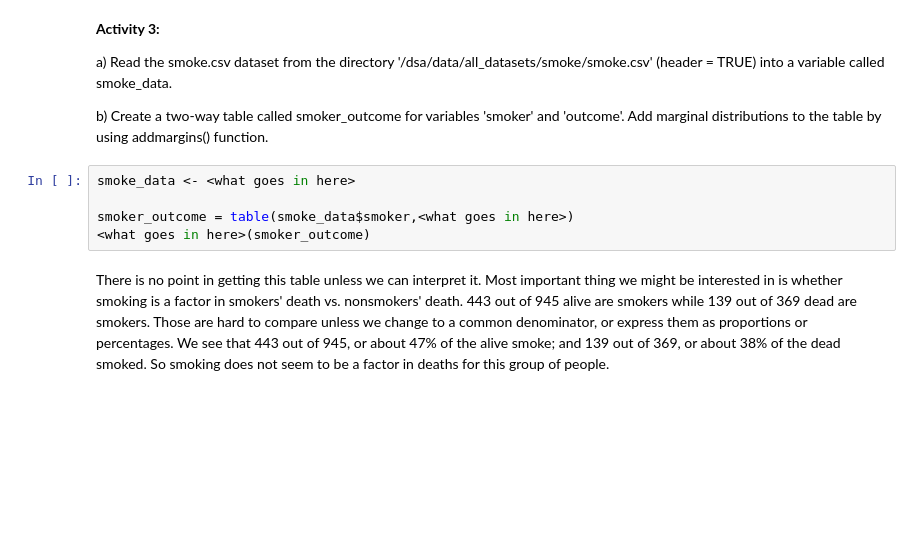
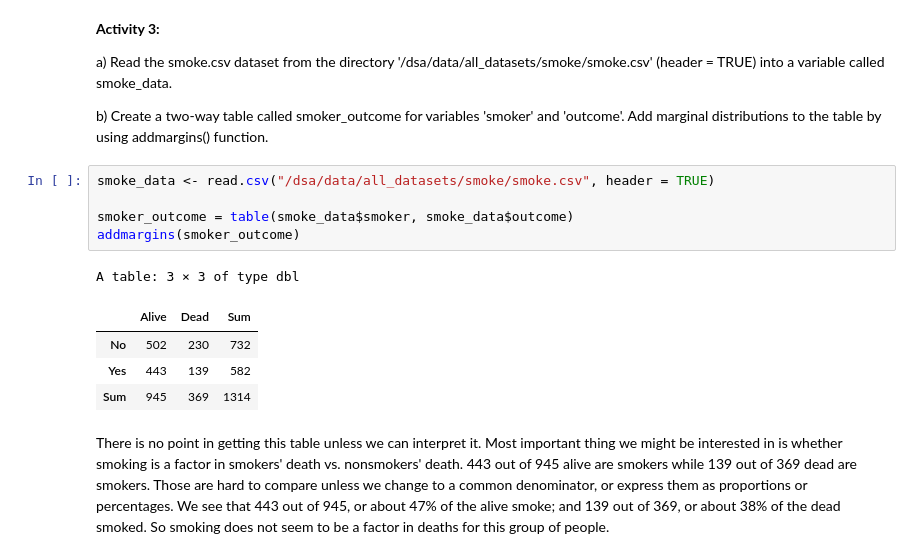
Before and after one commit to SteeltownRiot/DSA, a Jupyter notebook: DSA-7020 Stats for Data Analysis/Module 4 - Probability/Practices/Conditional_Probability.ipynb, the cells around one changed output. Drawn from its saved outputs; the diff is of its cells as text; blank space fills up the shorter version.

```diff
--- a/DSA-7020 Stats for Data Analysis/Module 4 - Probability/Practices/Conditional_Probability.ipynb
+++ b/DSA-7020 Stats for Data Analysis/Module 4 - Probability/Practices/Conditional_Probability.ipynb
@@ -72,11 +141,17 @@ a) Read the smoke.csv dataset from the directory '/dsa/data/all_datasets/smoke/s
 
 b) Create a two-way table called smoker_outcome for variables 'smoker' and 'outcome'.
 Add marginal distributions to the table by using addmargins() function.
-# %%
-smoke_data <- <what goes in here>
-
-smoker_outcome = table(smoke_data$smoker,<what goes in here>)
-<what goes in here>(smoker_outcome)
+# %%
+smoke_data <- read.csv("/dsa/data/all_datasets/smoke/smoke.csv", header = TRUE)
+
+smoker_outcome = table(smoke_data$smoker, smoke_data$outcome)
+addmargins(smoker_outcome)
+# %% [output]
+A table: 3 × 3 of type dbl
+|  | Alive | Dead | Sum |
+| No | 502 | 230 | 732 |
+| Yes | 443 | 139 | 582 |
+| Sum | 945 | 369 | 1314 |
 # %% [markdown]
 There is no point in getting this table unless we can interpret it. Most important thing we might be interested in is whether smoking is a factor in smokers' death vs. nonsmokers' death. 443 out of 945 alive are smokers while 139 out of 369 dead are smokers. Those are hard to compare unless we change to a common denominator, or express them as proportions or percentages. We see that 443 out of 945, or about 47% of the alive smoke; and 139 out of 369, or about 38% of the dead smoked. So smoking does not seem to be a factor in deaths for this group of people.
 # %%
```
Also changed, not shown: parts of 12 cells of this notebook, 1 other file.
